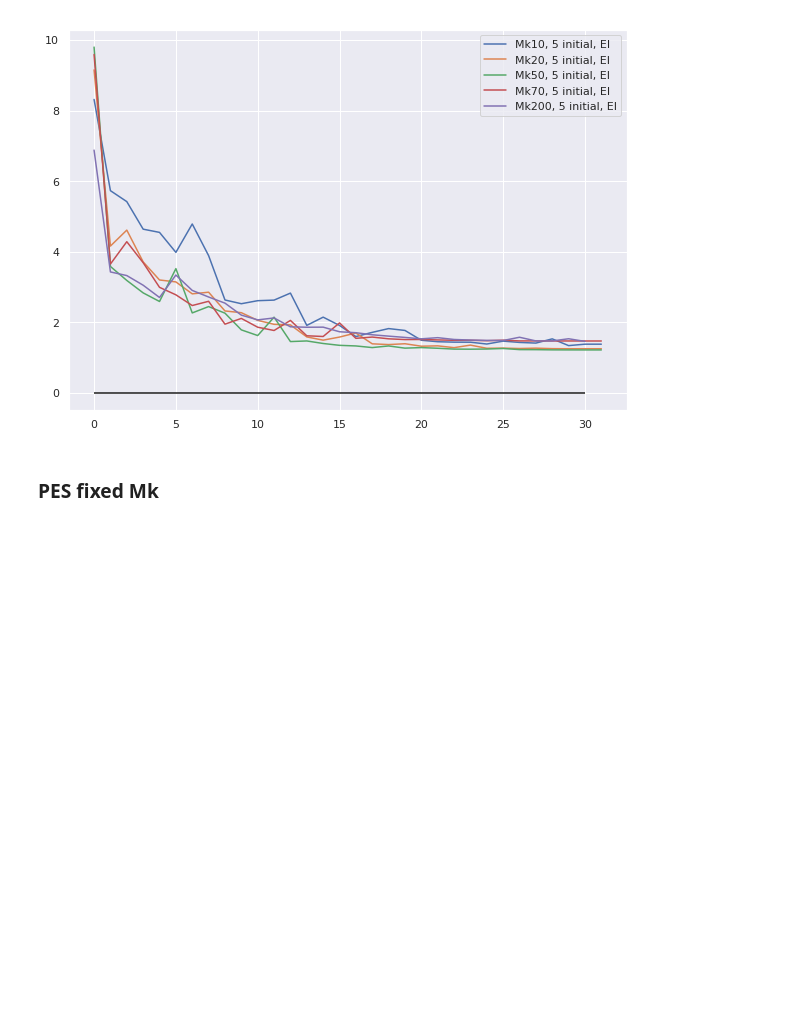
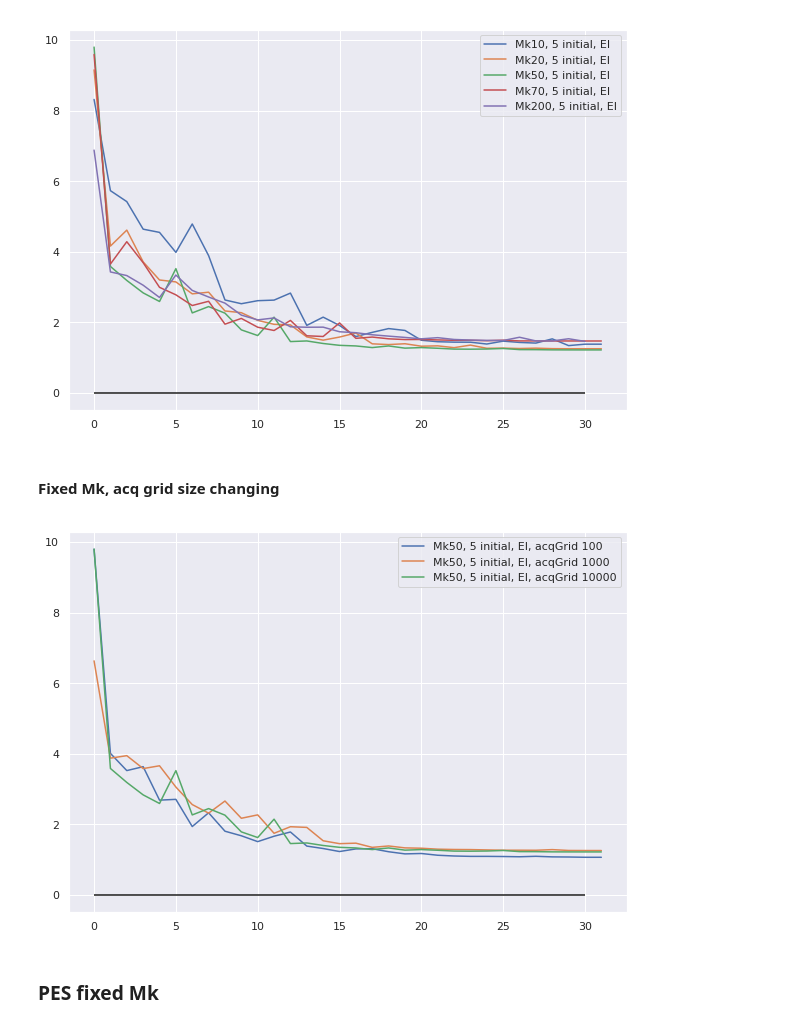
Before and after one commit to kkh8676/opt_functions, a Jupyter notebook: exp_result/levy_fixedMk_vs_deacreasingMk.ipynb, the cells around one changed output. Saved outputs shown, nothing was run; the diff lists cells and outputs as text; code cells hidden in the pictures; blank space fills up the shorter version.

```diff
--- a/exp_result/levy_fixedMk_vs_deacreasingMk.ipynb
+++ b/exp_result/levy_fixedMk_vs_deacreasingMk.ipynb
@@ -26,12 +26,16 @@ exp_name = 'sep_levy'
 jobs_initial5_Mk10_Mj1_EI_exp = []
 jobs_initial5_Mk20_Mj1_EI_exp = []
 jobs_initial5_Mk50_Mj1_EI_exp = []
+jobs_initial5_Mk50_Mj1_acqGrid_100_EI_exp = []
+jobs_initial5_Mk50_Mj1_acqGrid_1000_EI_exp = []
 jobs_initial5_Mk70_Mj1_EI_exp = []
 jobs_initial5_Mk200_Mj1_EI_exp = []
 
 recomm_initial5_Mk10_Mj1_EI_exp = []
 recomm_initial5_Mk20_Mj1_EI_exp = []
 recomm_initial5_Mk50_Mj1_EI_exp = []
+recomm_initial5_Mk50_Mj1_acqGrid_100_EI_exp = []
+recomm_initial5_Mk50_Mj1_acqGrid_1000_EI_exp = []
 recomm_initial5_Mk70_Mj1_EI_exp = []
 recomm_initial5_Mk200_Mj1_EI_exp = []
 
@@ -39,12 +43,16 @@ for i in range(25):
     if "%s_initial5_Mk10_Mj1_EI-%d.jobs"%(exp_name,i) in collection_list: jobs_initial5_Mk10_Mj1_EI_exp.append(mongo_db["%s_initial5_Mk10_Mj1_EI-%d.jobs"%(exp_name,i)])
     if "%s_initial5_Mk20_Mj1_EI-%d.jobs"%(exp_name,i) in collection_list: jobs_initial5_Mk20_Mj1_EI_exp.append(mongo_db["%s_initial5_Mk20_Mj1_EI-%d.jobs"%(exp_name,i)])
     if "%s_initial5_Mk50_Mj1_EI-%d.jobs"%(exp_name,i) in collection_list: jobs_initial5_Mk50_Mj1_EI_exp.append(mongo_db["%s_initial5_Mk50_Mj1_EI-%d.jobs"%(exp_name,i)])
+    if "%s_initial5_Mk50_Mj1_acqGrid_100_EI-%d.jobs"%(exp_name,i) in collection_list: jobs_initial5_Mk50_Mj1_acqGrid_100_EI_exp.append(mongo_db["%s_initial5_Mk50_Mj1_acqGrid_100_EI-%d.jobs"%(exp_name,i)])
+    if "%s_initial5_Mk50_Mj1_acqGrid_1000_EI-%d.jobs"%(exp_name,i) in collection_list: jobs_initial5_Mk50_Mj1_acqGrid_1000_EI_exp.append(mongo_db["%s_initial5_Mk50_Mj1_acqGrid_1000_EI-%d.jobs"%(exp_name,i)])
     if "%s_initial5_Mk70_Mj1_EI-%d.jobs"%(exp_name,i) in collection_list: jobs_initial5_Mk70_Mj1_EI_exp.append(mongo_db["%s_initial5_Mk70_Mj1_EI-%d.jobs"%(exp_name,i)])
     if "%s_initial5_Mk200_Mj1_EI-%d.jobs"%(exp_name,i) in collection_list: jobs_initial5_Mk200_Mj1_EI_exp.append(mongo_db["%s_initial5_Mk200_Mj1_EI-%d.jobs"%(exp_name,i)])
 
     if "%s_initial5_Mk10_Mj1_EI-%d.recommendations"%(exp_name,i) in collection_list: recomm_initial5_Mk10_Mj1_EI_exp.append(mongo_db["%s_initial5_Mk10_Mj1_EI-%d.recommendations"%(exp_name,i)])
     if "%s_initial5_Mk20_Mj1_EI-%d.recommendations"%(exp_name,i) in collection_list: recomm_initial5_Mk20_Mj1_EI_exp.append(mongo_db["%s_initial5_Mk20_Mj1_EI-%d.recommendations"%(exp_name,i)])
     if "%s_initial5_Mk50_Mj1_EI-%d.recommendations"%(exp_name,i) in collection_list: recomm_initial5_Mk50_Mj1_EI_exp.append(mongo_db["%s_initial5_Mk50_Mj1_EI-%d.recommendations"%(exp_name,i)])
+    if "%s_initial5_Mk50_Mj1_acqGrid_100_EI-%d.recommendations"%(exp_name,i) in collection_list: recomm_initial5_Mk50_Mj1_acqGrid_100_EI_exp.append(mongo_db["%s_initial5_Mk50_Mj1_acqGrid_100_EI-%d.recommendations"%(exp_name,i)])
+    if "%s_initial5_Mk50_Mj1_acqGrid_1000_EI-%d.recommendations"%(exp_name,i) in collection_list: recomm_initial5_Mk50_Mj1_acqGrid_1000_EI_exp.append(mongo_db["%s_initial5_Mk50_Mj1_acqGrid_1000_EI-%d.recommendations"%(exp_name,i)])
     if "%s_initial5_Mk70_Mj1_EI-%d.recommendations"%(exp_name,i) in collection_list: recomm_initial5_Mk70_Mj1_EI_exp.append(mongo_db["%s_initial5_Mk70_Mj1_EI-%d.recommendations"%(exp_name,i)])
     if "%s_initial5_Mk200_Mj1_EI-%d.recommendations"%(exp_name,i) in collection_list: recomm_initial5_Mk200_Mj1_EI_exp.append(mongo_db["%s_initial5_Mk200_Mj1_EI-%d.recommendations"%(exp_name,i)])
 # %% [markdown]
@@ -100,6 +116,8 @@ for i in range(25):
 locs_initial5_Mk10_Mj1_EI_exp = functions.get_recomm_loc(recomm_initial5_Mk10_Mj1_EI_exp)
 locs_initial5_Mk20_Mj1_EI_exp = functions.get_recomm_loc(recomm_initial5_Mk20_Mj1_EI_exp)
 locs_initial5_Mk50_Mj1_EI_exp = functions.get_recomm_loc(recomm_initial5_Mk50_Mj1_EI_exp)
+locs_initial5_Mk50_Mj1_acqGrid_100_EI_exp = functions.get_recomm_loc(recomm_initial5_Mk50_Mj1_acqGrid_100_EI_exp)
+locs_initial5_Mk50_Mj1_acqGrid_1000_EI_exp = functions.get_recomm_loc(recomm_initial5_Mk50_Mj1_acqGrid_1000_EI_exp)
 locs_initial5_Mk70_Mj1_EI_exp = functions.get_recomm_loc(recomm_initial5_Mk70_Mj1_EI_exp)
 locs_initial5_Mk200_Mj1_EI_exp = functions.get_recomm_loc(recomm_initial5_Mk200_Mj1_EI_exp)
 
@@ -209,6 +229,8 @@ minimum
 sugg_obj_initial5_Mk10_Mj1_EI_exp = get_sugg_obj_exp(locs_initial5_Mk10_Mj1_EI_exp)
 sugg_obj_initial5_Mk20_Mj1_EI_exp = get_sugg_obj_exp(locs_initial5_Mk20_Mj1_EI_exp)
 sugg_obj_initial5_Mk50_Mj1_EI_exp = get_sugg_obj_exp(locs_initial5_Mk50_Mj1_EI_exp)
+sugg_obj_initial5_Mk50_Mj1_acqGrid_100_EI_exp = get_sugg_obj_exp(locs_initial5_Mk50_Mj1_acqGrid_100_EI_exp)
+sugg_obj_initial5_Mk50_Mj1_acqGrid_1000_EI_exp = get_sugg_obj_exp(locs_initial5_Mk50_Mj1_acqGrid_1000_EI_exp)
 sugg_obj_initial5_Mk70_Mj1_EI_exp = get_sugg_obj_exp(locs_initial5_Mk70_Mj1_EI_exp)
 sugg_obj_initial5_Mk200_Mj1_EI_exp = get_sugg_obj_exp(locs_initial5_Mk200_Mj1_EI_exp)
 
@@ -227,6 +251,8 @@ sugg_obj_initial5_Mk200_Mj1_PES_exp = get_sugg_obj_exp(locs_initial5_Mk200_Mj1_P
 avg_sugg_obj_initial5_Mk10_Mj1_EI = np.average(sugg_obj_initial5_Mk10_Mj1_EI_exp, axis=0)
 avg_sugg_obj_initial5_Mk20_Mj1_EI = np.average(sugg_obj_initial5_Mk20_Mj1_EI_exp, axis=0)
 avg_sugg_obj_initial5_Mk50_Mj1_EI = np.average(sugg_obj_initial5_Mk50_Mj1_EI_exp, axis=0)
+avg_sugg_obj_initial5_Mk50_Mj1_acqGrid_100_EI = np.average(sugg_obj_initial5_Mk50_Mj1_acqGrid_100_EI_exp, axis=0)
+avg_sugg_obj_initial5_Mk50_Mj1_acqGrid_1000_EI = np.average(sugg_obj_initial5_Mk50_Mj1_acqGrid_1000_EI_exp, axis=0)
 avg_sugg_obj_initial5_Mk70_Mj1_EI = np.average(sugg_obj_initial5_Mk70_Mj1_EI_exp, axis=0)
 avg_sugg_obj_initial5_Mk200_Mj1_EI = np.average(sugg_obj_initial5_Mk200_Mj1_EI_exp, axis=0)
 
@@ -341,6 +382,22 @@ plt.legend()
 plt.show()
 # %% [output]
 [figure]
+# %% [markdown]
+#### Fixed Mk, acq grid size changing
+# %%
+plt.figure(figsize=(10,7))
+
+plt.plot(avg_sugg_obj_initial5_Mk50_Mj1_acqGrid_100_EI[3:], label="Mk50, 5 initial, EI, acqGrid 100")
+plt.plot(avg_sugg_obj_initial5_Mk50_Mj1_acqGrid_1000_EI[3:], label="Mk50, 5 initial, EI, acqGrid 1000")
+plt.plot(avg_sugg_obj_initial5_Mk50_Mj1_EI[3:], label="Mk50, 5 initial, EI, acqGrid 10000")
+
+
+
+plt.hlines(opt_val, xmin=0, xmax=30, colors='k')
+plt.legend()
+plt.show()
+# %% [output]
+[figure, added]
 # %% [markdown]
 ### PES fixed Mk
 # %%
```
Also changed, not shown: parts of 14 cells of this notebook, 1 other file.
